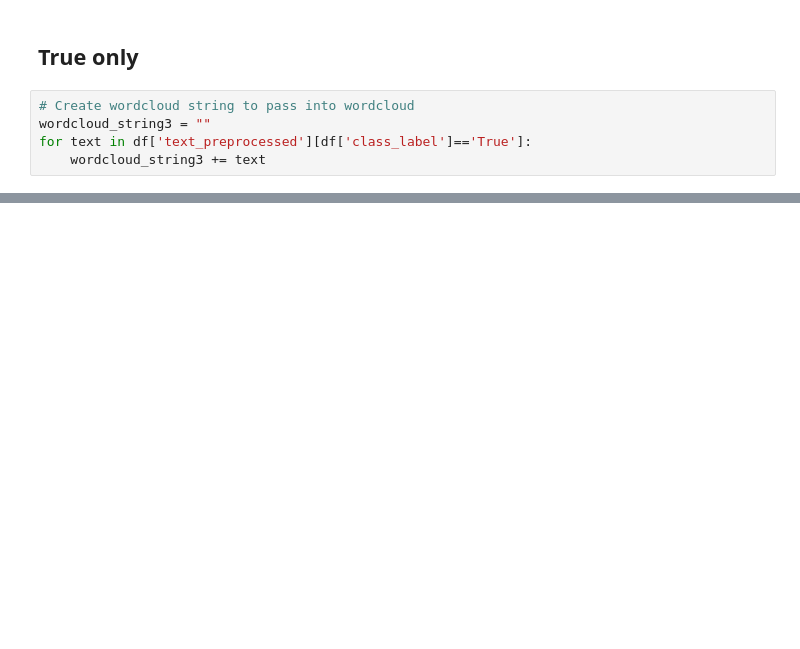
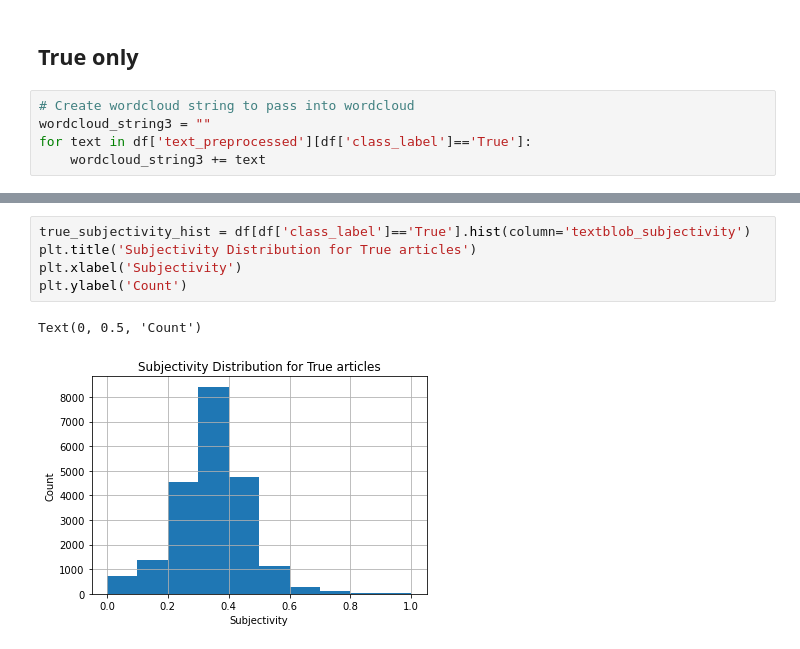
Before and after one commit to joshuawong96/Fake-News-Detection, a Jupyter notebook: EDA.ipynb, the cells around one changed output, grey strips where cells are left out. Cells and saved outputs as stored; diff of their text form; blank space fills up the shorter version.

```diff
--- a/EDA.ipynb
+++ b/EDA.ipynb
@@ -271,0 +319,8 @@ cloud.to_file('images2/wordcloud_true.png')
+# %%
+true_subjectivity_hist = df[df['class_label']=='True'].hist(column='textblob_subjectivity')
+plt.title('Subjectivity Distribution for True articles')
+plt.xlabel('Subjectivity')
+plt.ylabel('Count')
+# %% [output]
+Text(0, 0.5, 'Count')
+[figure, added]
```
Also changed, not shown: parts of 35 cells of this notebook.
